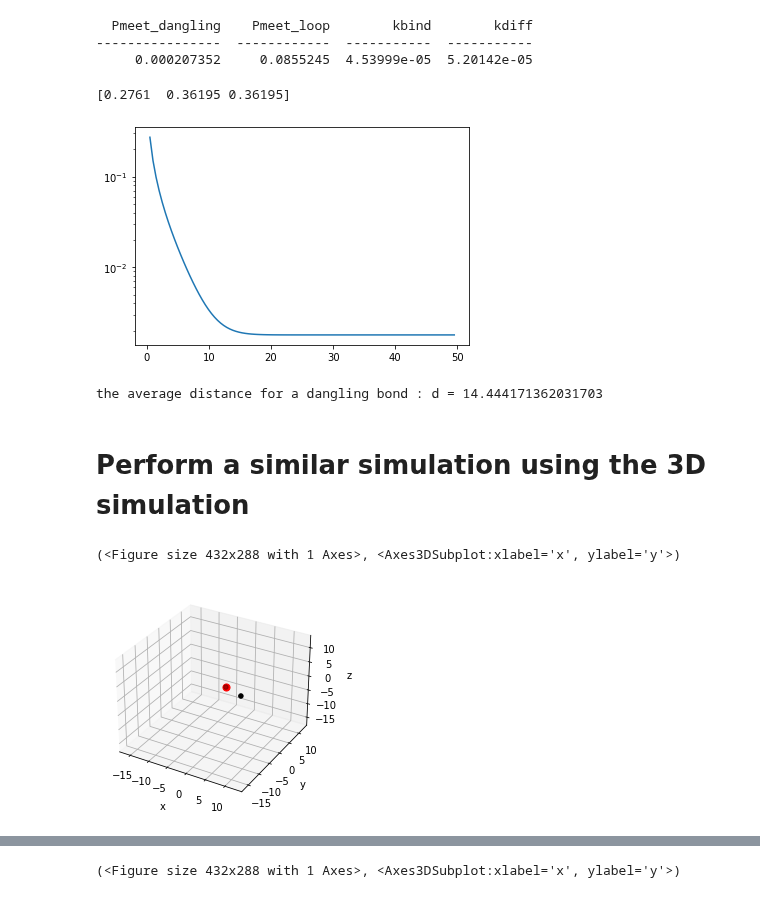
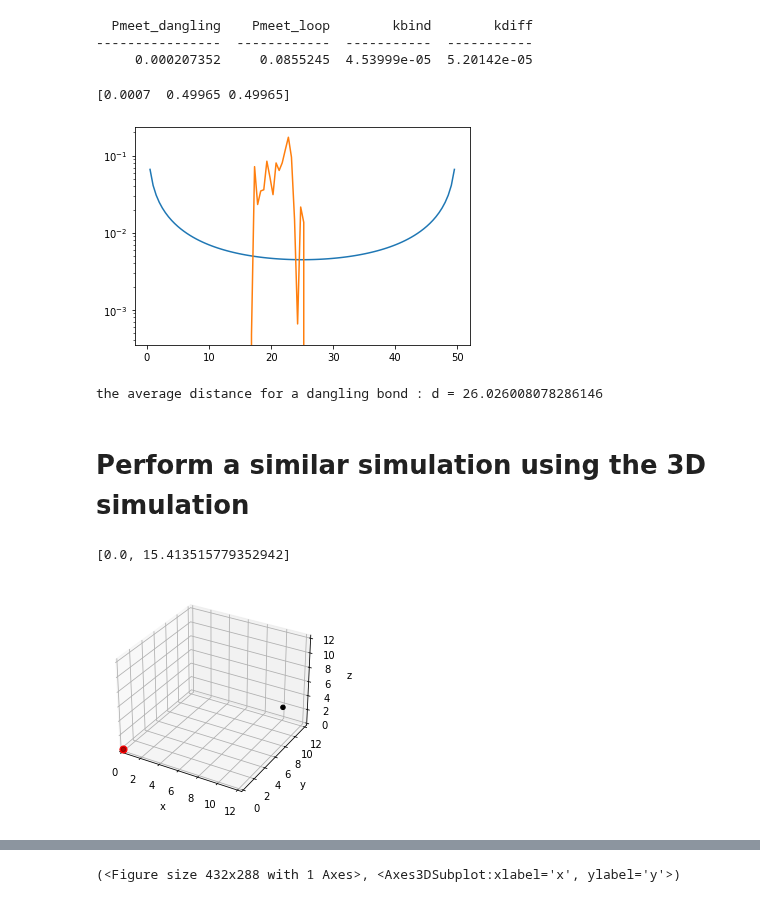
Before and after one commit to HugoLeRoy94/Aging_Condensate, a Jupyter notebook: N_Linker/From_analytic_to_Gillespie.ipynb, the cells around one changed output, grey strips where cells are left out. Cells and saved outputs as stored; diff of their text form; code cells hidden in the pictures.

```diff
--- a/N_Linker/From_analytic_to_Gillespie.ipynb
+++ b/N_Linker/From_analytic_to_Gillespie.ipynb
@@ -22,7 +22,7 @@ L = 100
 Eb = -10.
 kdiff = 5.20142e-05#0.0605704#np.exp(Eb)/2
 size = 100
-dangling = True
+dangling = False
 # %%
 # Look at the dangling and loop probability distribution of meeting :
 X0,Pmeet_dangling = SSSMatrix.PmeetArray(R,L,size,dangling = True)
@@ -51,25 +51,26 @@ sssys = SSSys.System(R,L,Eb,kdiff,size,dangling=dangling)
 sssys.simulate_eq_distribution(10**5)
 print(sssys.move)
 # %% [output]
-[0.2761  0.36195 0.36195]
+[0.0007  0.49965 0.49965]
 # %%
 plt.plot(X*R,PMatrix)
-#plt.plot(sssys.X(),sssys.PR)
+plt.plot(sssys.X(),sssys.PR)
 plt.yscale('log')
 # %% [output]
-[figure, old version]
+[figure, new version]
 # %%
 print('the average distance for a dangling bond : d = '+str(sssys.Mean_distance))
 # %% [output]
-the average distance for a dangling bond : d = 14.444171362031703
+the average distance for a dangling bond : d = 26.026008078286146
 # %% [markdown]
 # Perform a similar simulation using the 3D simulation
 # %%
 Sys = backend.System(ell_tot=L,rho0=0.,BindingEnergy=Eb,kdiff=kdiff,seed = np.random.randint(0,1000000),Nlinker=2)
 Sys.Plot3DSystem()
+print([np.linalg.norm(r) for r in Sys.get_r()])
 # %% [output]
-(<Figure size 432x288 with 1 Axes>, <Axes3DSubplot:xlabel='x', ylabel='y'>)
+[0.0, 15.413515779352942]
-[figure, old version]
+[figure, new version]
 # %%
 Sim = SimSys.Simulation(step_tot = 10**6,size=100,System = Sys)
 Sim.simulate_eq_distribution()
```
Also changed, not shown: parts of 4 cells of this notebook, 6 other files.
